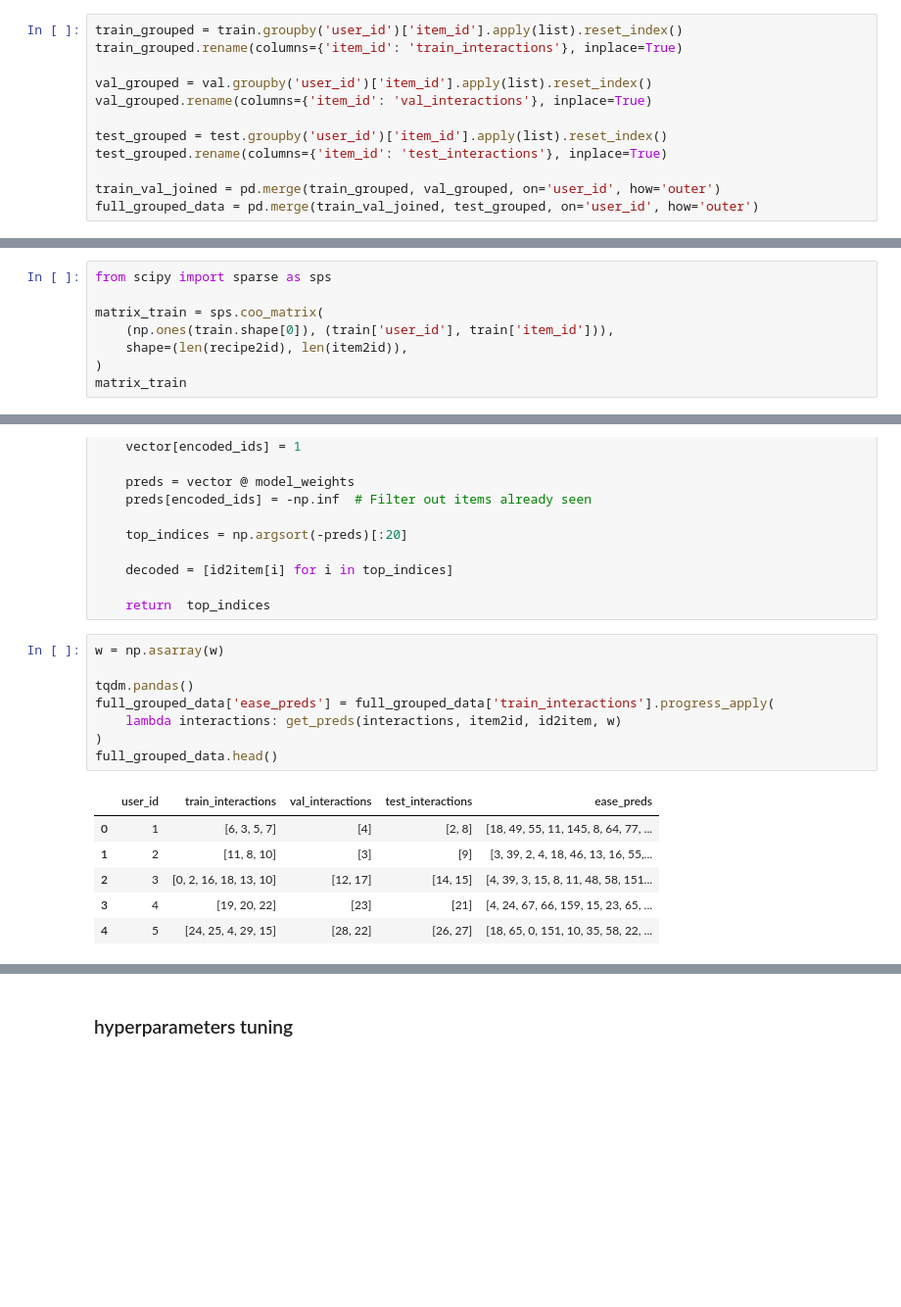
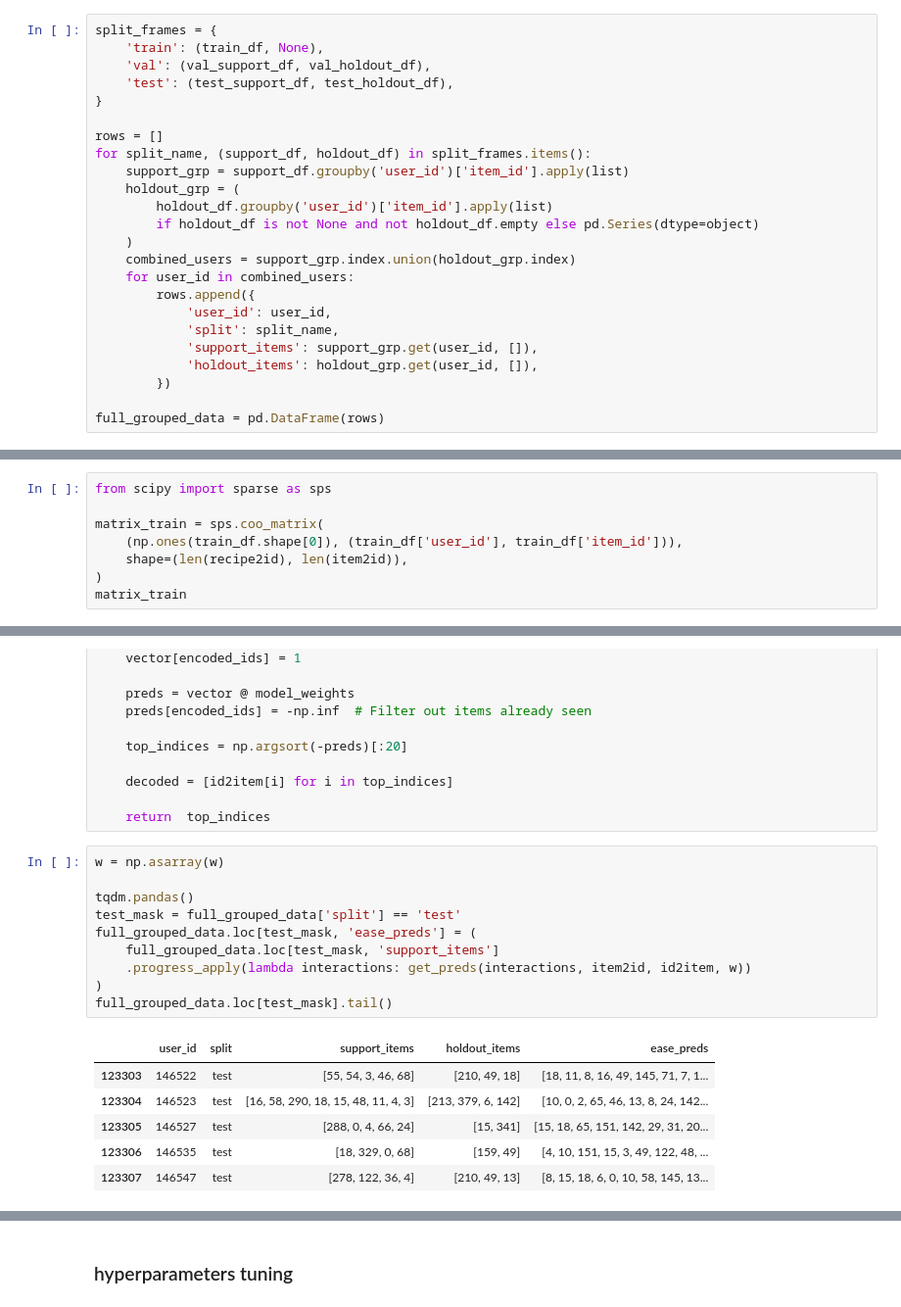
Before and after one commit to polinaryltseva/recipe_recommender, a Jupyter notebook: models_base.ipynb, the cells around one changed output, grey strips where cells are left out. Shown at 98% size. Cells and saved outputs as stored; diff of their text form; blank space fills up the shorter version.

```diff
--- a/models_base.ipynb
+++ b/models_base.ipynb
@@ -242,17 +202,29 @@ train.head()
 # %% [markdown]
 #### for eval
 # %%
-train_grouped = train.groupby('user_id')['item_id'].apply(list).reset_index()
-train_grouped.rename(columns={'item_id': 'train_interactions'}, inplace=True)
+split_frames = {
+    'train': (train_df, None),
+    'val': (val_support_df, val_holdout_df),
+    'test': (test_support_df, test_holdout_df),
+}
 
-val_grouped = val.groupby('user_id')['item_id'].apply(list).reset_index()
-val_grouped.rename(columns={'item_id': 'val_interactions'}, inplace=True)
+rows = []
+for split_name, (support_df, holdout_df) in split_frames.items():
+    support_grp = support_df.groupby('user_id')['item_id'].apply(list)
+    holdout_grp = (
+        holdout_df.groupby('user_id')['item_id'].apply(list)
+        if holdout_df is not None and not holdout_df.empty else pd.Series(dtype=object)
+    )
+    combined_users = support_grp.index.union(holdout_grp.index)
+    for user_id in combined_users:
+        rows.append({
+            'user_id': user_id,
+            'split': split_name,
+            'support_items': support_grp.get(user_id, []),
+            'holdout_items': holdout_grp.get(user_id, []),
+        })
 
-test_grouped = test.groupby('user_id')['item_id'].apply(list).reset_index()
-test_grouped.rename(columns={'item_id': 'test_interactions'}, inplace=True)
-
-train_val_joined = pd.merge(train_grouped, val_grouped, on='user_id', how='outer')
-full_grouped_data = pd.merge(train_val_joined, test_grouped, on='user_id', how='outer')
+full_grouped_data = pd.DataFrame(rows)
 # %%
 from math import log2
 
@@ -402,7 +375,7 @@ def evaluate_model(df: pd.DataFrame, preds_col: str, gt_col: str, top_k: int = 2
 from scipy import sparse as sps
 
 matrix_train = sps.coo_matrix(
-    (np.ones(train.shape[0]), (train['user_id'], train['item_id'])),
+    (np.ones(train_df.shape[0]), (train_df['user_id'], train_df['item_id'])),
     shape=(len(recipe2id), len(item2id)),
 )
 matrix_train
@@ -456,16 +429,18 @@ def get_preds(user_interactions, item2id, id2item, model_weights):
 # %%
 w = np.asarray(w)
 
 tqdm.pandas()
-full_grouped_data['ease_preds'] = full_grouped_data['train_interactions'].progress_apply(
-    lambda interactions: get_preds(interactions, item2id, id2item, w)
+test_mask = full_grouped_data['split'] == 'test'
+full_grouped_data.loc[test_mask, 'ease_preds'] = (
+    full_grouped_data.loc[test_mask, 'support_items']
+    .progress_apply(lambda interactions: get_preds(interactions, item2id, id2item, w))
 )
-full_grouped_data.head()
+full_grouped_data.loc[test_mask].tail()
 # %% [output]
-|  | user_id | train_interactions | val_interactions | test_interactions | ease_preds |
-| 0 | 1 | [6, 3, 5, 7] | [4] | [2, 8] | [18, 49, 55, 11, 145, 8, 64, 77, ... |
-| 1 | 2 | [11, 8, 10] | [3] | [9] | [3, 39, 2, 4, 18, 46, 13, 16, 55,... |
-| 2 | 3 | [0, 2, 16, 18, 13, 10] | [12, 17] | [14, 15] | [4, 39, 3, 15, 8, 11, 48, 58, 151... |
-| 3 | 4 | [19, 20, 22] | [23] | [21] | [4, 24, 67, 66, 159, 15, 23, 65, ... |
-| 4 | 5 | [24, 25, 4, 29, 15] | [28, 22] | [26, 27] | [18, 65, 0, 151, 10, 35, 58, 22, ... |
+|  | user_id | split | support_items | holdout_items | ease_preds |
+| 123303 | 146522 | test | [55, 54, 3, 46, 68] | [210, 49, 18] | [18, 11, 8, 16, 49, 145, 71, 7, 1... |
+| 123304 | 146523 | test | [16, 58, 290, 18, 15, 48, 11, 4, 3] | [213, 379, 6, 142] | [10, 0, 2, 65, 46, 13, 8, 24, 142... |
+| 123305 | 146527 | test | [288, 0, 4, 66, 24] | [15, 341] | [15, 18, 65, 151, 142, 29, 31, 20... |
+| 123306 | 146535 | test | [18, 329, 0, 68] | [159, 49] | [4, 10, 151, 15, 3, 49, 122, 48, ... |
+| 123307 | 146547 | test | [278, 122, 36, 4] | [210, 49, 13] | [8, 15, 18, 6, 0, 10, 58, 145, 13... |
 # %%
```
Also changed, not shown: parts of 42 cells of this notebook.
